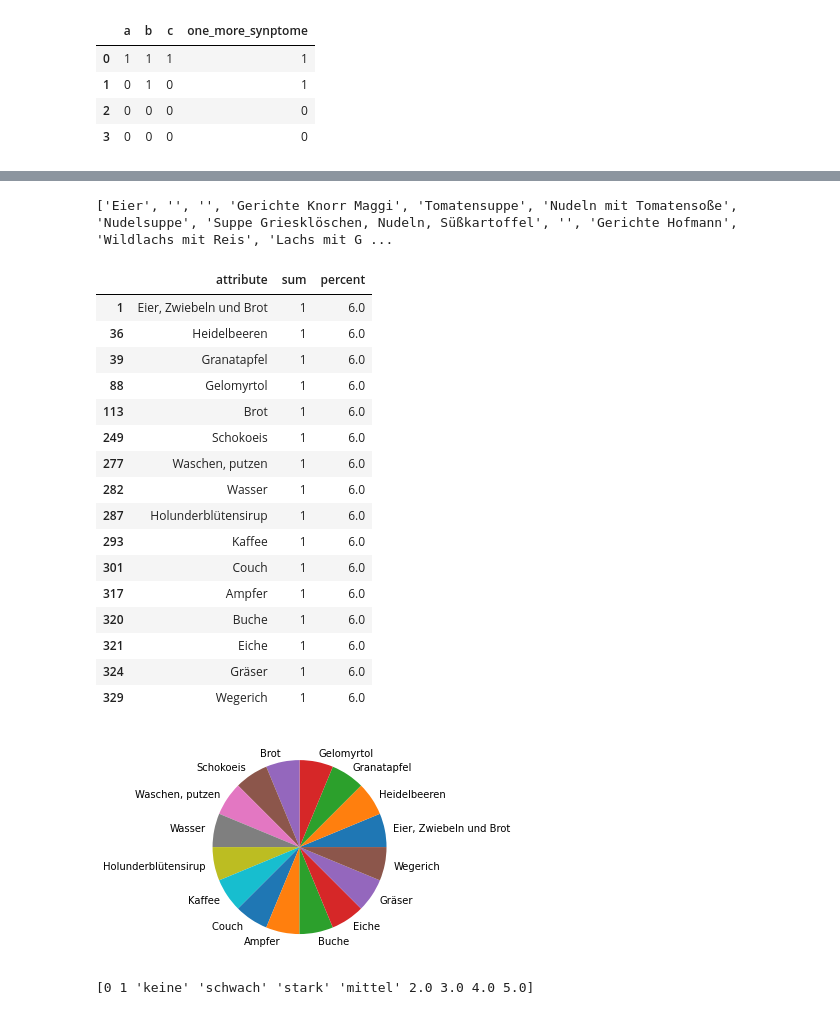
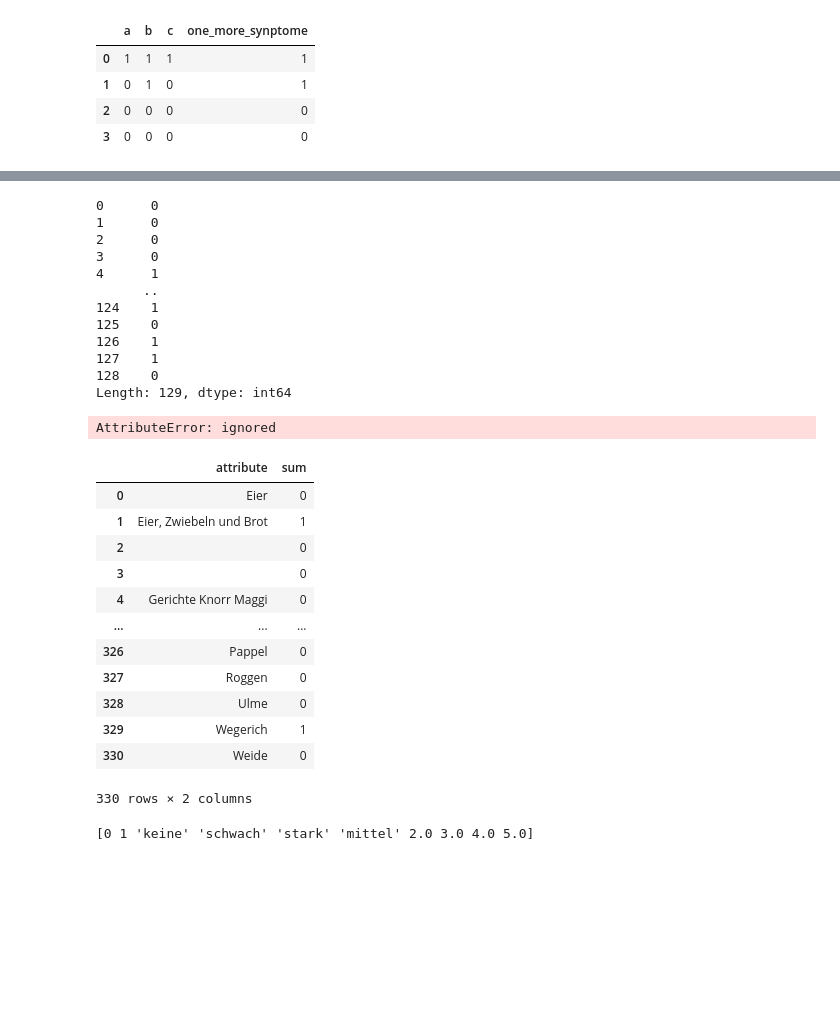
Before and after one commit to gwillig/data_analyse_friends_allergy, a Jupyter notebook: allergy.ipynb, the cells around one changed output, grey strips where cells are left out. Saved outputs shown, nothing was run; the diff lists cells and outputs as text; code cells hidden in the pictures; blank space fills up the shorter version.

```diff
--- a/allergy.ipynb
+++ b/allergy.ipynb
@@ -198,11 +192,26 @@ df_test
+# %%
+df_non[allergy_symptome].apply(fn, axis=1)
+# %% [output]
+0      0
+1      0
+2      0
+3      0
+4      1
+      ..
+124    1
+125    0
+126    1
+127    1
+128    0
+Length: 129, dtype: int64
 # %%
 '#Select all row where allergy symptome where 1 and sum the columns '
 
 allergy_symptome = [allergie_dict[x] for x in [0,1,2,3,4,5,7,8,10,11,12]]
 #####################
 
-for element in allergy_symptome:
-  df_symptome = df_non[df_non[element]==1]
+#Create  a new column which contains if allergy syntomes appear or not
+df_non["total_amount"] = df_non[allergy_symptome].apply(fn, axis=1)
 
 '#Drop all allergie rows'
 df_symptome = df_symptome.drop(columns=allergie_columns)
@@ -231,25 +240,23 @@ df_symptome_1["percent"]=df_symptome_1["percent"].round()
 plt.pie(x=df_symptome_1["sum"],labels=df_symptome_1["attribute"])
 df_symptome_1
 # %% [output]
-['Eier', '', '', 'Gerichte Knorr Maggi', 'Tomatensuppe', 'Nudeln mit Tomatensoße', 'Nudelsuppe', 'Suppe Griesklöschen, Nudeln, Süßkartoffel', '', 'Gerichte Hofmann', 'Wildlachs mit Reis', 'Lachs mit G ...
+AttributeError: ignored
-|  | attribute | sum | percent |
-| 1 | Eier, Zwiebeln und Brot | 1 | 6.0 |
-| 36 | Heidelbeeren | 1 | 6.0 |
-| 39 | Granatapfel | 1 | 6.0 |
-| 88 | Gelomyrtol | 1 | 6.0 |
-| 113 | Brot | 1 | 6.0 |
-| 249 | Schokoeis | 1 | 6.0 |
-| 277 | Waschen, putzen | 1 | 6.0 |
-| 282 | Wasser | 1 | 6.0 |
-| 287 | Holunderblütensirup | 1 | 6.0 |
-| 293 | Kaffee | 1 | 6.0 |
-| 301 | Couch | 1 | 6.0 |
-| 317 | Ampfer | 1 | 6.0 |
-| 320 | Buche | 1 | 6.0 |
-| 321 | Eiche | 1 | 6.0 |
-| 324 | Gräser | 1 | 6.0 |
-| 329 | Wegerich | 1 | 6.0 |
-[figure, removed]
+# %%
+df_result_symptome
+# %% [output]
+|  | attribute | sum |
+| 0 | Eier | 0 |
+| 1 | Eier, Zwiebeln und Brot | 1 |
+| 2 |  | 0 |
+| 3 |  | 0 |
+| 4 | Gerichte Knorr Maggi | 0 |
+| ... | ... | ... |
+| 326 | Pappel | 0 |
+| 327 | Roggen | 0 |
+| 328 | Ulme | 0 |
+| 329 | Wegerich | 1 |
+| 330 | Weide | 0 |
+330 rows × 2 columns
 # %%
 
 
```
Also changed, not shown: parts of 1 cell of this notebook.
